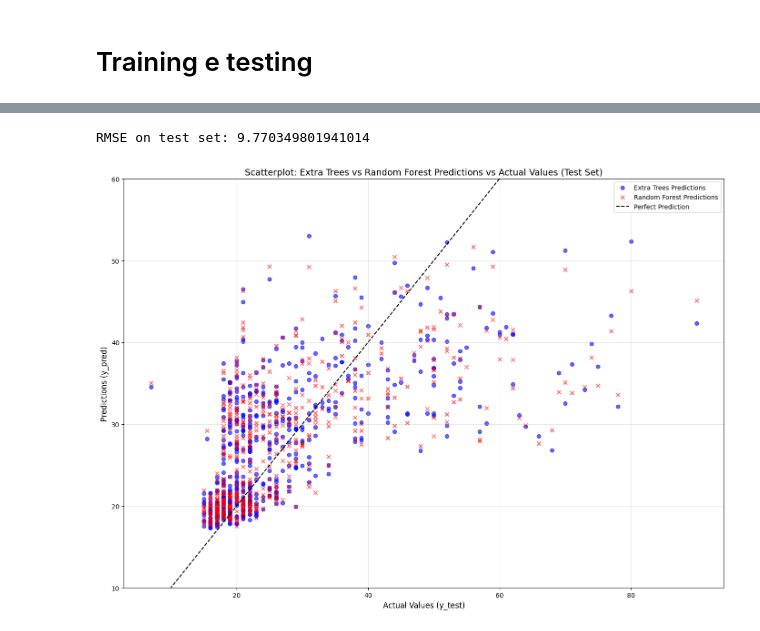
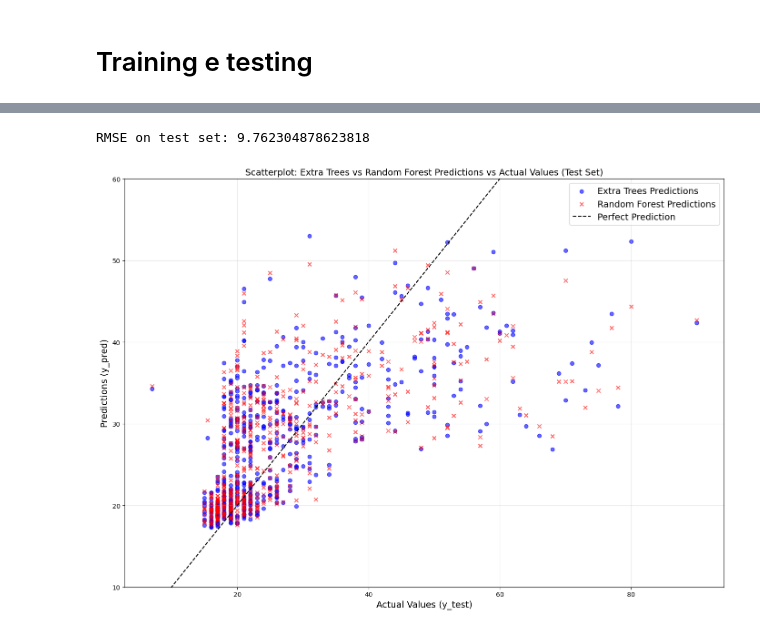
Before and after one commit to CarlaFinocchiaro/Age-Estimation, a Jupyter notebook: progetto_9_770.ipynb, the cells around one changed output, grey strips where cells are left out. Cells and saved outputs as stored; diff of their text form; code cells hidden in the pictures.

Commit message:
graph fontsize fixed

```diff
--- a/progetto_9_770.ipynb
+++ b/progetto_9_770.ipynb
@@ -382,10 +378,8 @@ for model, name in zip(models, names):
     try:
         # Check if the model requires standardized data
         if isinstance(model, (LinearRegression, Ridge)):
-            model.fit(X_train_scaled, y_train_scaled)
-            y_test_pred_scaled = model.predict(X_test_scaled)
-            # Reverse scaling for y_test_pred
-            y_test_pred = scaler_y.inverse_transform(y_test_pred_scaled.reshape(-1, 1)).ravel()
+            model.fit(X_train_scaled, y_train)
+            y_test_pred = model.predict(X_test_scaled)
         else:
             model.fit(X_train, y_train)
             y_test_pred = model.predict(X_test)
@@ -507,28 +532,31 @@ mse_etr = mean_squared_error(y_test, y_pred_etr)
 rmse_etr = np.sqrt(mse_etr)
 print("RMSE on test set:", rmse_etr)
 # %% [output]
-RMSE on test set: 9.770349801941014
+RMSE on test set: 9.762304878623818
 # %%
 plt.figure(figsize=(14, 10))
 
 # Scatter plot for Extra Trees and Random Forest predictions
 plt.scatter(y_test, y_pred_etr, alpha=0.6, color='blue', label='Extra Trees Predictions', marker='o')
 plt.scatter(y_test, y_pred_rf, alpha=0.6, color='red', label='Random Forest Predictions', marker='x')
 
 # Perfect Prediction line
 plt.plot([min(y_test), max(y_test)], [min(y_test), max(y_test)], color='black', linestyle='--', label='Perfect Prediction')
 plt.ylim(10, 60)
 
 # Labels and title
 plt.title("Scatterplot: Extra Trees vs Random Forest Predictions vs Actual Values (Test Set)", fontsize=14)
-plt.xlabel("Actual Values (y_test)", fontsize=12)
-plt.ylabel("Predictions (y_pred)", fontsize=12)
-plt.legend()
+plt.xlabel("Actual Values (y_test)", fontsize=14)
+plt.ylabel("Predictions (y_pred)", fontsize=14)
+
+# Larger legend text
+plt.legend(fontsize=14)
+
 plt.grid(True, alpha=0.3)
 plt.tight_layout()
 plt.show()
 # %% [output]
-[figure, old version]
+[figure, new version]
 # %%
 y_rf = optimized_rf.predict(df[2933:])
 results = pd.DataFrame({
```
Also changed, not shown: parts of 5 cells of this notebook.
